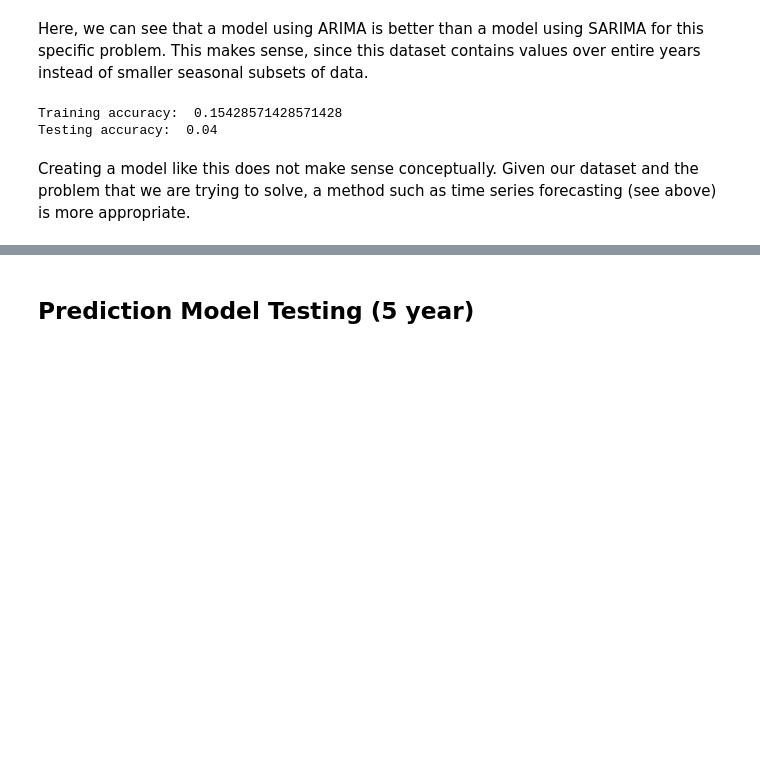
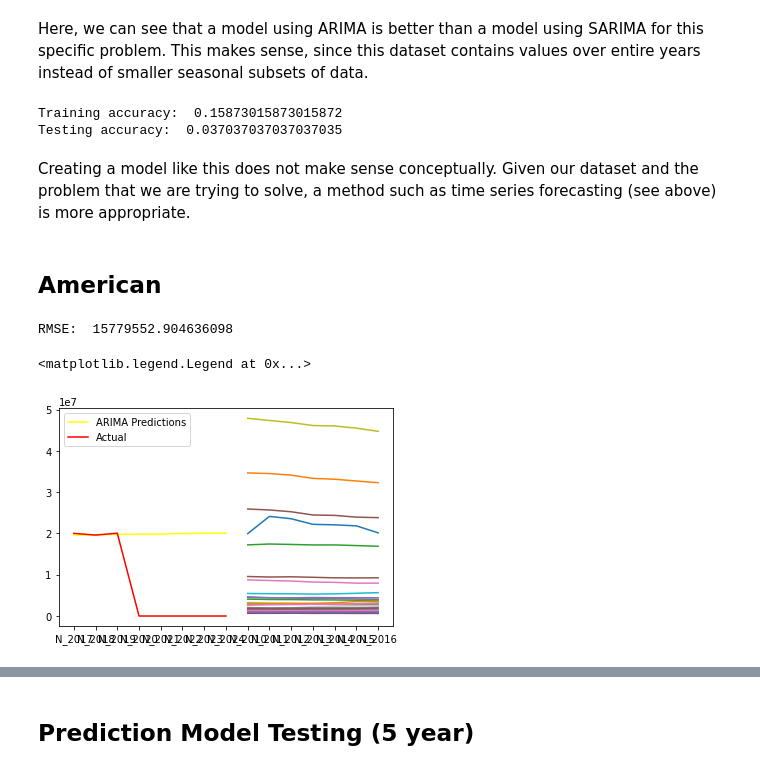
Before and after one commit to ljstaib/cs506-finalProject, a Jupyter notebook: Deliverable-5/Prediction.ipynb, the cells around one changed output, grey strips where cells are left out. Saved outputs shown, nothing was run; the diff lists cells and outputs as text; code cells hidden in the pictures; blank space fills up the shorter version.

```diff
--- a/Deliverable-5/Prediction.ipynb
+++ b/Deliverable-5/Prediction.ipynb
@@ -266,7 +266,7 @@ df_2010_5['Number'] = df_2010_5['Number'].astype(int)
 # %%
 # Load ancestry census data from 2010 1yr
 # Import correct sheet in file
-df_2010_1 = pd.read_csv('./data/1yr/2010_1yr.csv', skiprows=139, nrows = 25)
+df_2010_1 = pd.read_csv('./data/1yr/2010_1yr.csv', skiprows=139, nrows = 27)
 df_2010_1.columns=['Ancestry', 'Number', 'Margin of Error', 'Percent', 'Percent Margin of Error']
 labels_2010_1 = df_2010_1['Ancestry'][1:]
 population_data_2010_1 = df_2010_1['Number'][1:]
@@ -276,7 +276,7 @@ df_2010_1['Number'] = df_2010_1['Number'].astype(int)
 
 # Load ancestry census data from 2011 1yr
 # Import correct sheet in file
-df_2011_1 = pd.read_csv('./data/1yr/2011_1yr.csv', skiprows=139, nrows = 25)
+df_2011_1 = pd.read_csv('./data/1yr/2011_1yr.csv', skiprows=139, nrows = 27)
 df_2011_1.columns=['Ancestry', 'Number', 'Margin of Error', 'Percent', 'Percent Margin of Error']
 labels_2011 = df_2011_1['Ancestry'][1:]
 population_data_2011_1 = df_2011_1['Number'][1:]
@@ -286,7 +286,7 @@ df_2011_1['Number'] = df_2011_1['Number'].astype(int)
 
 # Load ancestry census data from 2012 1yr
 # Import correct sheet in file
-df_2012_1 = pd.read_csv('./data/1yr/2012_1yr.csv', skiprows=139, nrows = 25)
+df_2012_1 = pd.read_csv('./data/1yr/2012_1yr.csv', skiprows=139, nrows = 27)
 df_2012_1.columns=['Ancestry', 'Number', 'Margin of Error', 'Percent', 'Percent Margin of Error']
 labels_2012 = df_2012_1['Ancestry'][1:]
 population_data_2012_1 = df_2012_1['Number'][1:]
@@ -296,7 +296,7 @@ df_2012_1['Number'] = df_2012_1['Number'].astype(int)
 
 # Load ancestry census data from 2013 1yr
 # Import correct sheet in file
-df_2013_1 = pd.read_csv('./data/1yr/2013_1yr.csv', skiprows=139, nrows = 25)
+df_2013_1 = pd.read_csv('./data/1yr/2013_1yr.csv', skiprows=139, nrows = 27)
 df_2013_1.columns=['Ancestry', 'Number', 'Margin of Error', 'Percent', 'Percent Margin of Error']
 labels_2013_1 = df_2013_1['Ancestry'][1:]
 population_data_2013_1 = df_2013_1['Number'][1:]
@@ -306,7 +306,7 @@ df_2013_1['Number'] = df_2013_1['Number'].astype(int)
 
 # Load ancestry census data from 2014 1yr
 # Import correct sheet in file
-df_2014_1 = pd.read_csv('./data/1yr/2014_1yr.csv', skiprows=139, nrows = 25)
+df_2014_1 = pd.read_csv('./data/1yr/2014_1yr.csv', skiprows=139, nrows = 27)
 df_2014_1.columns=['Ancestry', 'Number', 'Margin of Error', 'Percent', 'Percent Margin of Error']
 labels_2014_1 = df_2014_1['Ancestry'][1:]
 population_data_2014_1 = df_2014_1['Number'][1:]
@@ -316,7 +316,7 @@ df_2014_1['Number'] = df_2014_1['Number'].astype(int)
 
 # Load ancestry census data from 2015 1yr
 # Import correct sheet in file
-df_2015_1 = pd.read_csv('./data/1yr/2015_1yr.csv', skiprows=139, nrows = 25)
+df_2015_1 = pd.read_csv('./data/1yr/2015_1yr.csv', skiprows=139, nrows = 27)
 df_2015_1.columns=['Ancestry', 'Number', 'Margin of Error', 'Percent', 'Percent Margin of Error']
 labels_2015_1 = df_2015_1['Ancestry'][1:]
 population_data_2015_1 = df_2015_1['Number'][1:]
@@ -326,7 +326,7 @@ df_2015_1['Number'] = df_2015_1['Number'].astype(int)
 
 # Load ancestry census data from 2016 1yr
 # Import correct sheet in file
-df_2016_1 = pd.read_csv('./data/1yr/2016_1yr.csv', skiprows=139, nrows = 25)
+df_2016_1 = pd.read_csv('./data/1yr/2016_1yr.csv', skiprows=139, nrows = 27)
 df_2016_1.columns=['Ancestry', 'Number', 'Margin of Error', 'Percent', 'Percent Margin of Error']
 labels_2016_1 = df_2016_1['Ancestry'][1:]
 population_data_2016_1 = df_2016_1['Number'][1:]
@@ -336,7 +336,7 @@ df_2016_1['Number'] = df_2016_1['Number'].astype(int)
 
 # Load ancestry census data from 2017 1yr
 # Import correct sheet in file
-df_2017_1 = pd.read_csv('./data/1yr/2017_1yr.csv', skiprows=139, nrows = 25)
+df_2017_1 = pd.read_csv('./data/1yr/2017_1yr.csv', skiprows=139, nrows = 27)
 df_2017_1.columns=['Ancestry', 'Number', 'Margin of Error', 'Percent', 'Percent Margin of Error']
 labels_2017_1 = df_2017_1['Ancestry'][1:]
 population_data_2017_1 = df_2017_1['Number'][1:]
@@ -346,7 +346,7 @@ df_2017_1['Number'] = df_2017_1['Number'].astype(int)
 
 # Load ancestry census data from 2018 1yr
 # Import correct sheet in file
-df_2018_1 = pd.read_csv('./data/1yr/2018_1yr.csv', skiprows=139, nrows = 25)
+df_2018_1 = pd.read_csv('./data/1yr/2018_1yr.csv', skiprows=139, nrows = 27)
 df_2018_1.columns=['Ancestry', 'Number', 'Margin of Error', 'Percent', 'Percent Margin of Error']
 labels_2018_1 = df_2018_1['Ancestry'][1:]
 population_data_2018_1 = df_2018_1['Number'][1:]
@@ -356,7 +356,7 @@ df_2018_1['Number'] = df_2018_1['Number'].astype(int)
 
 # Load ancestry census data from 2019 1yr
 # Import correct sheet in file
-df_2019_1 = pd.read_csv('./data/1yr/2019_1yr.csv', skiprows=140, nrows = 25)
+df_2019_1 = pd.read_csv('./data/1yr/2019_1yr.csv', skiprows=140, nrows = 27)
 df_2019_1.columns=['Ancestry', 'Number', 'Margin of Error', 'Percent', 'Percent Margin of Error']
 labels_2019_1 = df_2019_1['Ancestry'][1:]
 population_data_2019_1 = df_2019_1['Number'][1:]
@@ -667,7 +807,7 @@ accuracy_test = accuracy_score(test_y, test_pred)
 print("Training accuracy: ", accuracy_train)
 print("Testing accuracy: ", accuracy_test)
 # %% [output]
-Training accuracy:  0.15428571428571428
-Testing accuracy:  0.04
+Training accuracy:  0.15873015873015872
+Testing accuracy:  0.037037037037037035
 # %% [markdown]
 Creating a model like this does not make sense conceptually. Given our dataset and the problem that we are trying to solve, a method such as time series forecasting (see above) is more appropriate.
@@ -673,0 +817,32 @@ Creating a model like this does not make sense conceptually. Given our dataset a
+# %% [markdown]
+## American
+# %%
+train = df_joined_1_T_fut[df_joined_1_T_fut.index < "N_2017"]
+test = df_joined_1_T_fut[df_joined_1_T_fut.index >= "N_2017"]
+
+
+
+# Adjust ARIMA (Autoregressive Integrated Moving Average) model based on results
+ARIMAmodel = ARIMA(train['American'].astype(float), order = (6, 1, 3))
+ARIMAmodel = ARIMAmodel.fit()
+
+y_pred_amer = ARIMAmodel.get_forecast(len(test.index))
+y_pred_df_amer = y_pred_amer.conf_int(alpha = 0.05)
+y_pred_df_amer["Predictions"] = ARIMAmodel.predict(start = y_pred_df_amer.index[0], end = y_pred_df_amer.index[-1])
+y_pred_df_amer.index = test.index
+y_pred_out_amer = y_pred_df_amer["Predictions"]
+plt.plot(y_pred_out_amer, color='Yellow', label = 'ARIMA Predictions')
+plt.legend()
+
+arima_rmse = np.sqrt(mean_squared_error(test["American"].values, y_pred_df_amer["Predictions"]))
+print("RMSE: ",arima_rmse)
+plt.plot(train)
+
+plt.plot(test['American'], color='red', label = 'Actual')
+plt.legend()
+
+#plt.plot(y_pred_out, color='green', label = 'ARIMA prediction')
+# %% [output]
+RMSE:  15779552.904636098
+<matplotlib.legend.Legend at 0x...>
+[figure, added]
```
Also changed, not shown: parts of 83 cells of this notebook.
